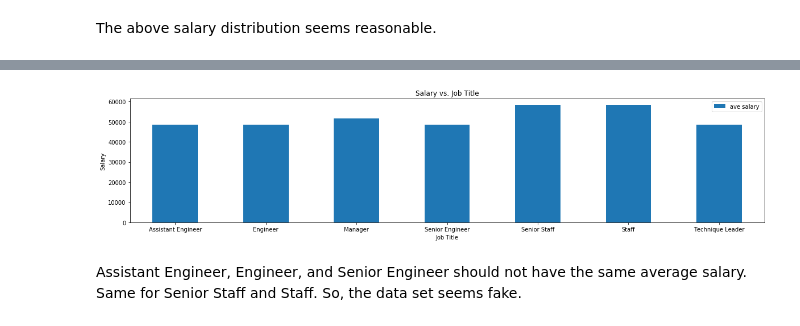
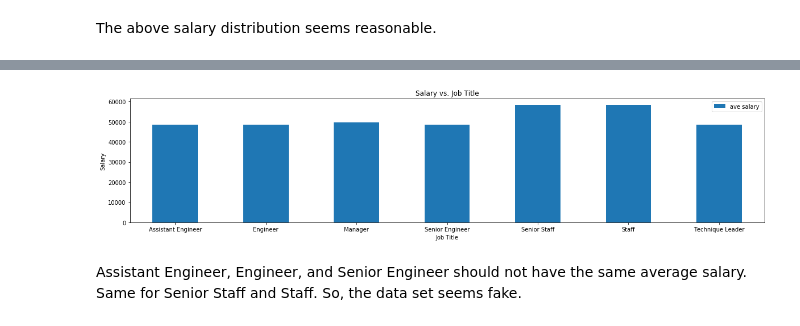
Before and after one commit to HolsteinZahler/sql-challenge, a Jupyter notebook: real_or_fake.ipynb, the cells around one changed output, grey strips where cells are left out. Cells and saved outputs as stored; diff of their text form; code cells hidden in the pictures.

```diff
--- a/real_or_fake.ipynb
+++ b/real_or_fake.ipynb
@@ -69,2 +72,33 @@ plt.show()
 # %% [markdown]
 The above salary distribution seems reasonable.
+# %%
+cur_salary_df = pd.read_sql("SELECT s.salary, t.title FROM salaries AS s INNER JOIN titles AS t ON s.emp_no=t.emp_no WHERE t.to_date='9999-01-01'", conn)
+max_sal=cur_salary_df['salary'].max()
+min_sal=cur_salary_df['salary'].min()
+
+num_bins=20
+bin_width=(130000-min_sal)/20
+
+bins = [float(min_sal+bin_width*j) for j in range(0,21)]
+
+print(bins)
+
+group_labels = [str(bins[j]/1000)+'K-'+str(bins[j+1]/1000)+'K' for j in range(0,20)]
+
+cur_salary_df['bin']=pd.cut(salary_df['salary'], bins, labels=group_labels)
+
+cur_salary_gb = cur_salary_df.groupby('bin')
+
+cur_sal_plot_df = pd.DataFrame(cur_salary_gb['title'].count()).rename(columns={'title':'count'})
+
+sal_plot_df.head()
+
+cur_sal_plot_df.plot.bar(y='count', rot=45, figsize=(20,4))
+
+plt.suptitle('Frequency vs. Salary')
+plt.title('(Salaries of current employees)')
+plt.xlabel('Salary')
+plt.ylabel('Frequency')
+plt.gcf().subplots_adjust(bottom=0.35)
+plt.savefig('images/cur_freq_vs_sal.png')
+plt.show()
@@ -71,17 +108,18 @@ The above salary distribution seems reasonable.
 # %%
-job_gb = salary_df.groupby('title')
+job_gb = cur_salary_df.groupby('title')
 
 job_plot_df = pd.DataFrame(job_gb['salary'].mean()).rename(columns={'salary':'ave salary'})
 
 job_plot_df.head()
 
 job_plot_df.plot.bar(y='ave salary', rot=0, figsize=(20,4))
 
 plt.title('Salary vs. Job Title')
 plt.xlabel('Job Title')
 plt.ylabel('Salary')
+plt.savefig('images/sal_vs_title.png')
 plt.show()
 # %% [output]
-[figure, old version]
+[figure, new version]
 # %% [markdown]
 Assistant Engineer, Engineer, and Senior Engineer should not have the same average salary.  Same for Senior Staff and Staff. So, the data set seems fake.
```
Also changed, not shown: parts of 2 cells of this notebook, 3 other files.
